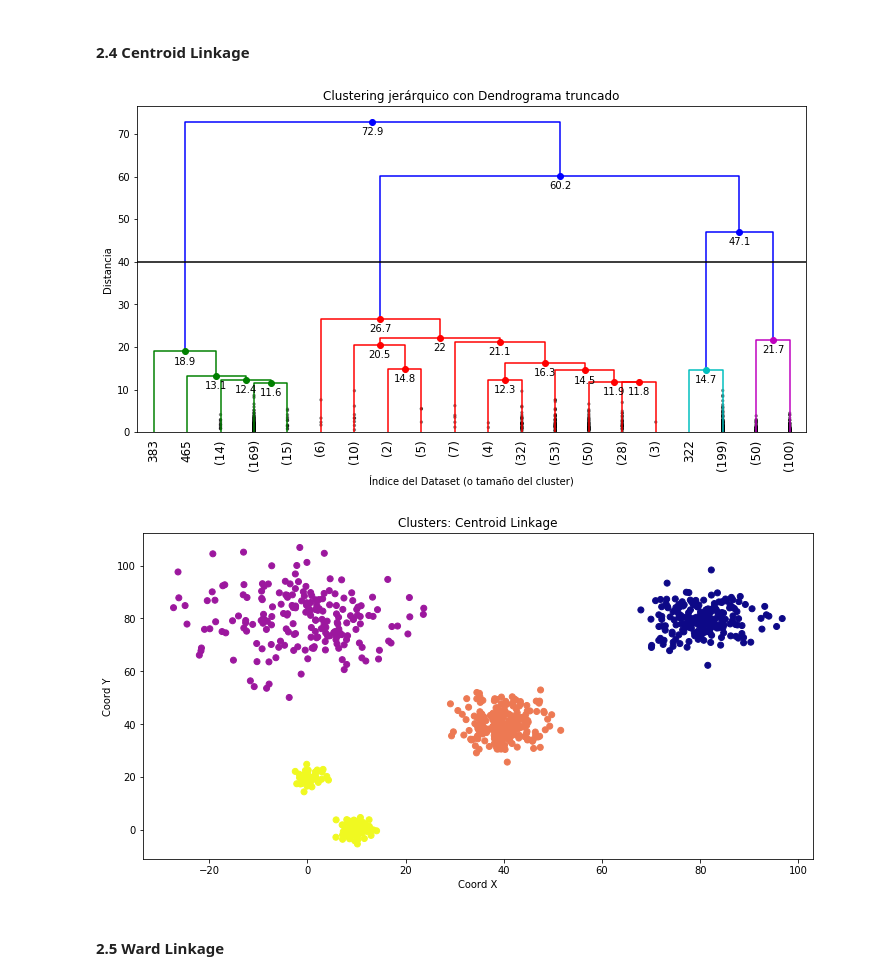
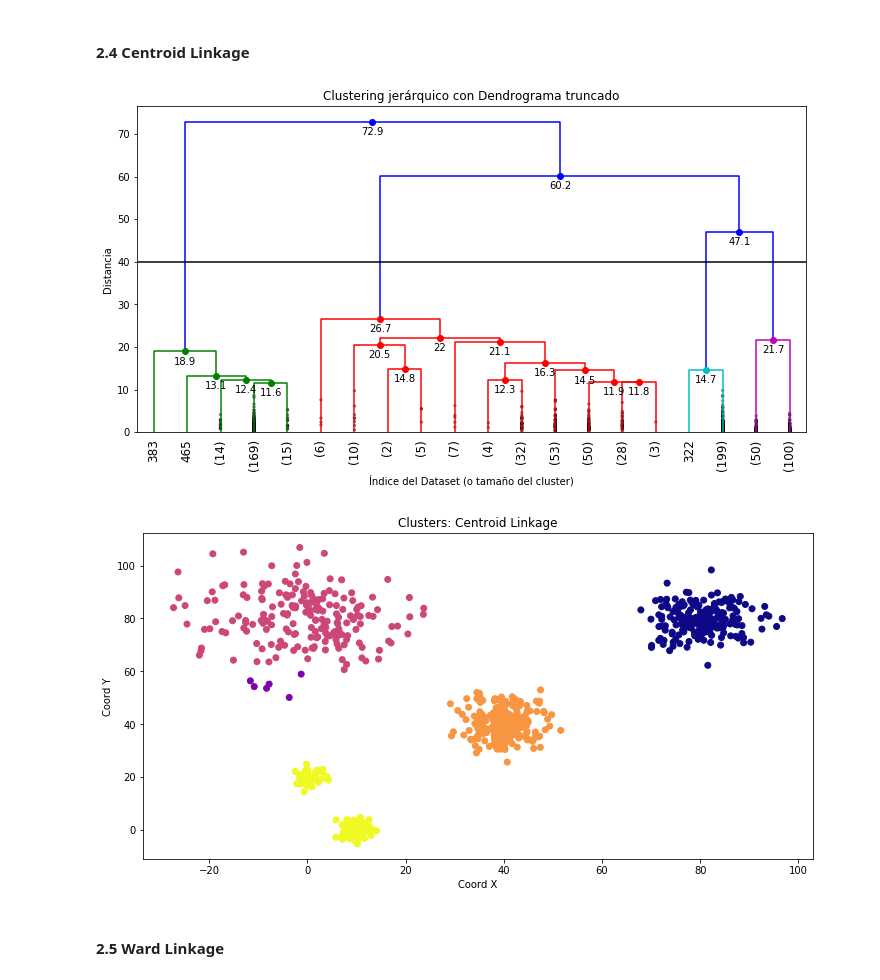
Before and after one commit to arrpak/MachineLearning, a Jupyter notebook: 09_Clustering/00_Clustering.ipynb, the cells around one changed output. Saved outputs shown, nothing was run; the diff lists cells and outputs as text; code cells hidden in the pictures.

```diff
--- a/09_Clustering/00_Clustering.ipynb
+++ b/09_Clustering/00_Clustering.ipynb
@@ -140,29 +143,29 @@ plt.show();
 # %%
 # Linkage Matrix
 Z4 = linkage(X, "centroid")
 # Dendrogram
 plt.figure(figsize=(12,6))
 dendrogram_tune(Z4,truncate_mode='lastp',p=20, leaf_rotation=90., leaf_font_size=12.,
                 show_contracted=True,annotate_above=10, max_d=40)
 plt.show();
 #######################################
 #### How many clusters do we want? ####
 #######################################
 # Maximum number of Clusters
-k=4
+k=5
 clusters = fcluster(Z4, k, criterion="maxclust")
 # Distance Criterion
 # max_d=30
 # clusters = fcluster(Z4, max_d, criterion="distance")
 plt.figure(figsize=(12,6))
 plt.scatter(X[:,0], X[:,1], c = clusters, cmap="plasma")
 plt.title("Clusters: Centroid Linkage")
 plt.xlabel("Coord X")
 plt.ylabel("Coord Y")
 plt.show();
 # %% [output]
 [figure]
-[figure, old version]
+[figure, new version]
 # %% [markdown]
 #### 2.5 Ward Linkage
 # %%
```
Also changed, not shown: parts of 2 cells of this notebook.
